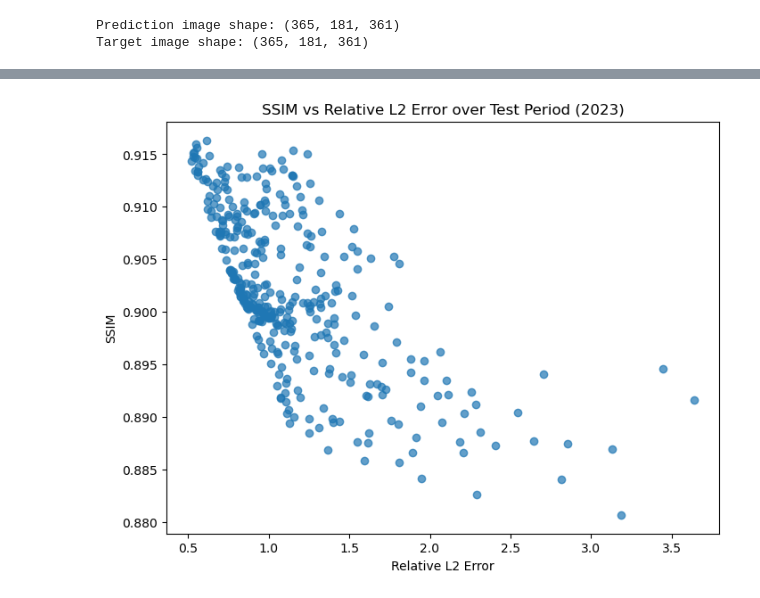
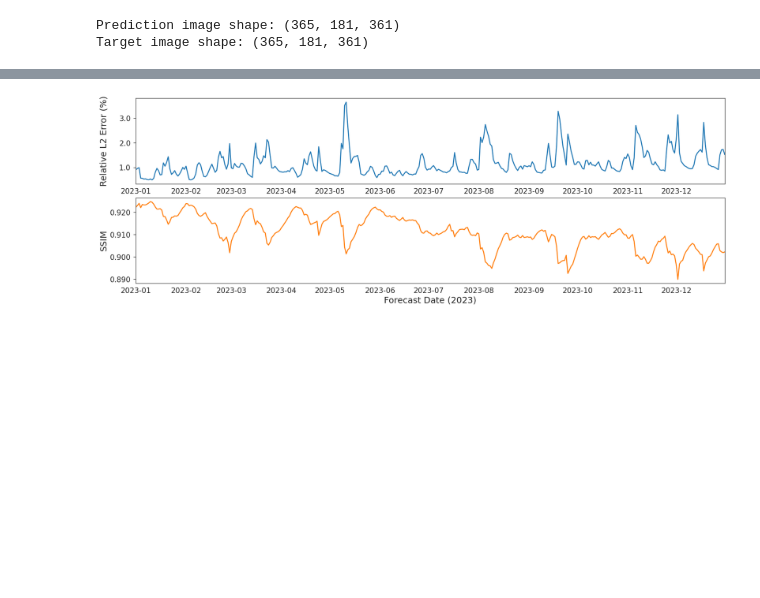
Before and after one commit to kkazuma19/CosmicRays-Operator, a Jupyter notebook: analysis/forecasting/notebook.ipynb, the cells around one changed output, grey strips where cells are left out. Saved outputs shown, nothing was run; the diff lists cells and outputs as text; code cells hidden in the pictures; blank space fills up the shorter version.

```diff
--- a/analysis/forecasting/notebook.ipynb
+++ b/analysis/forecasting/notebook.ipynb
@@ -211,11 +190,43 @@ plt.show()
-# %%
-fig, ax = plt.subplots(1, 1, figsize=(8, 6))
-
-# scatter plot of l2 vs ssim
-ax.scatter(l2, ssim, alpha=0.7)
-ax.set_xlabel('Relative L2 Error')
-ax.set_ylabel('SSIM')
-ax.set_title('SSIM vs Relative L2 Error over Test Period (2023)')
-plt.show()
-# %% [output]
-[figure, removed]
+# %%
+import matplotlib.pyplot as plt
+import matplotlib.dates as mdates
+import matplotlib.ticker as mtick
+
+fig, ax = plt.subplots(2, 1, figsize=(18, 6), sharex=True, constrained_layout=True)
+
+# month ticks/labels (use '%b' for Jan/Feb..., or '%Y-%m' for 2023-01)
+month_locator = mdates.MonthLocator(interval=1)
+month_fmt = mdates.DateFormatter('%Y-%m')
+
+# --- top: Relative L2 ---
+ax[0].plot(dates, l2, lw=2, color='tab:blue')
+ax[0].set_ylabel('Relative L2 Error (%)', fontsize=18)
+ax[0].yaxis.set_major_formatter(mtick.FormatStrFormatter('%.1f'))
+
+# --- bottom: SSIM ---
+ax[1].plot(dates, ssim, lw=2, color='tab:orange')
+ax[1].set_ylabel('SSIM', fontsize=18)
+ax[1].set_xlabel('Forecast Date (2023)', fontsize=18)
+ax[1].yaxis.set_major_formatter(mtick.FormatStrFormatter('%.3f'))
+
+# apply the SAME x tick locator/formatter to BOTH axes
+for a in ax:
+    a.xaxis.set_major_locator(month_locator)
+    a.xaxis.set_major_formatter(month_fmt)
+    # <-- CRUCIAL: re-enable top-axis labels even with sharex
+    a.tick_params(axis='x', which='both', labelbottom=True, rotation=0)
+    a.yaxis.set_ticks_position('left')
+    a.yaxis.set_label_position('left')
+    a.tick_params(axis='y', pad=6)
+    # thick font size for x and y ticks
+    a.tick_params(axis='x', labelsize=15)
+    a.tick_params(axis='y', labelsize=15)
+
+# nice alignment and limits
+fig.align_ylabels(ax)
+ax[1].set_xlim(dates[0], dates[-1])
+
+plt.savefig('analysis/forecasting/forecast_metrics_2023.png', dpi=300)
+plt.show()
+# %% [output]
+[figure, added]
```
Also changed, not shown: parts of 10 cells of this notebook, 6 other files.
